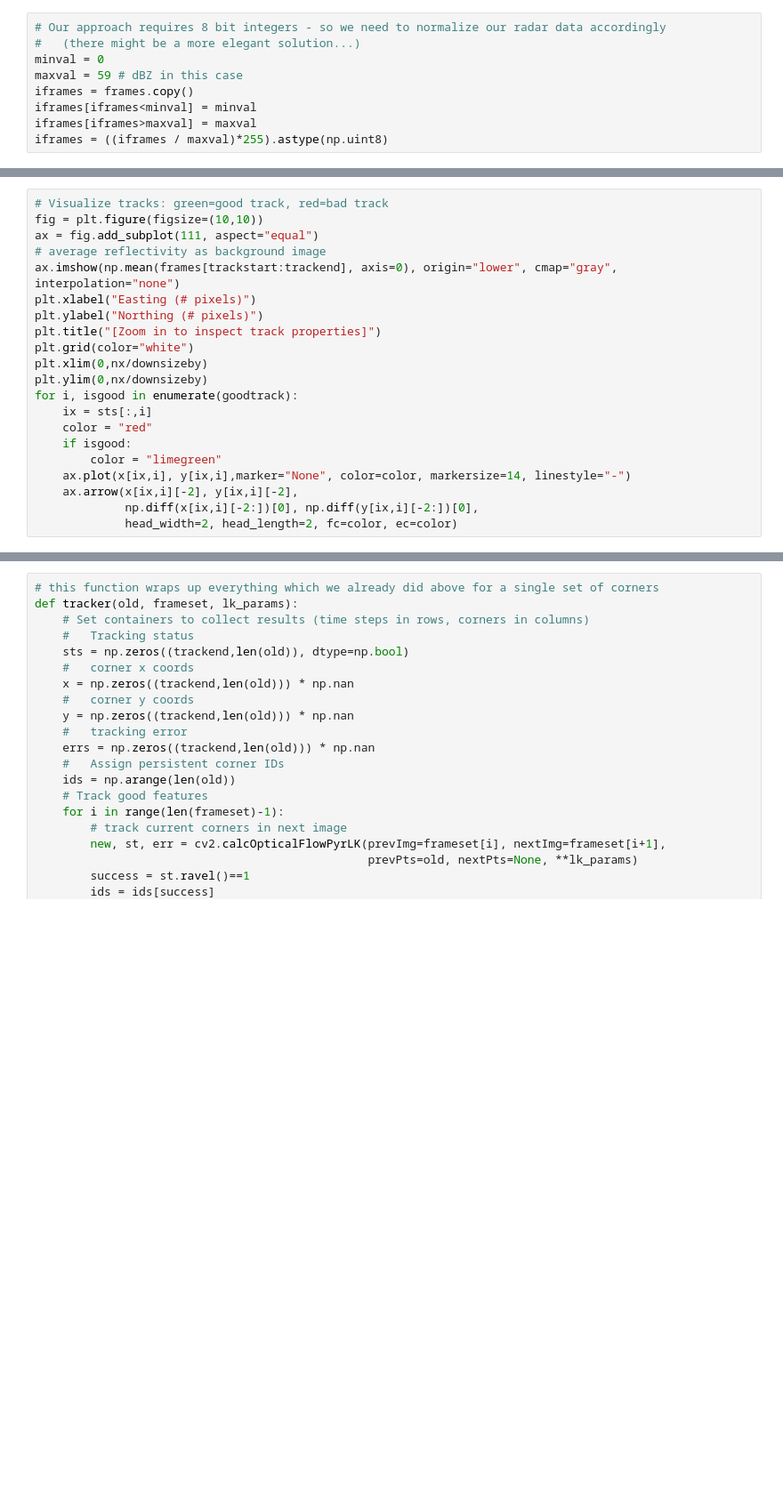
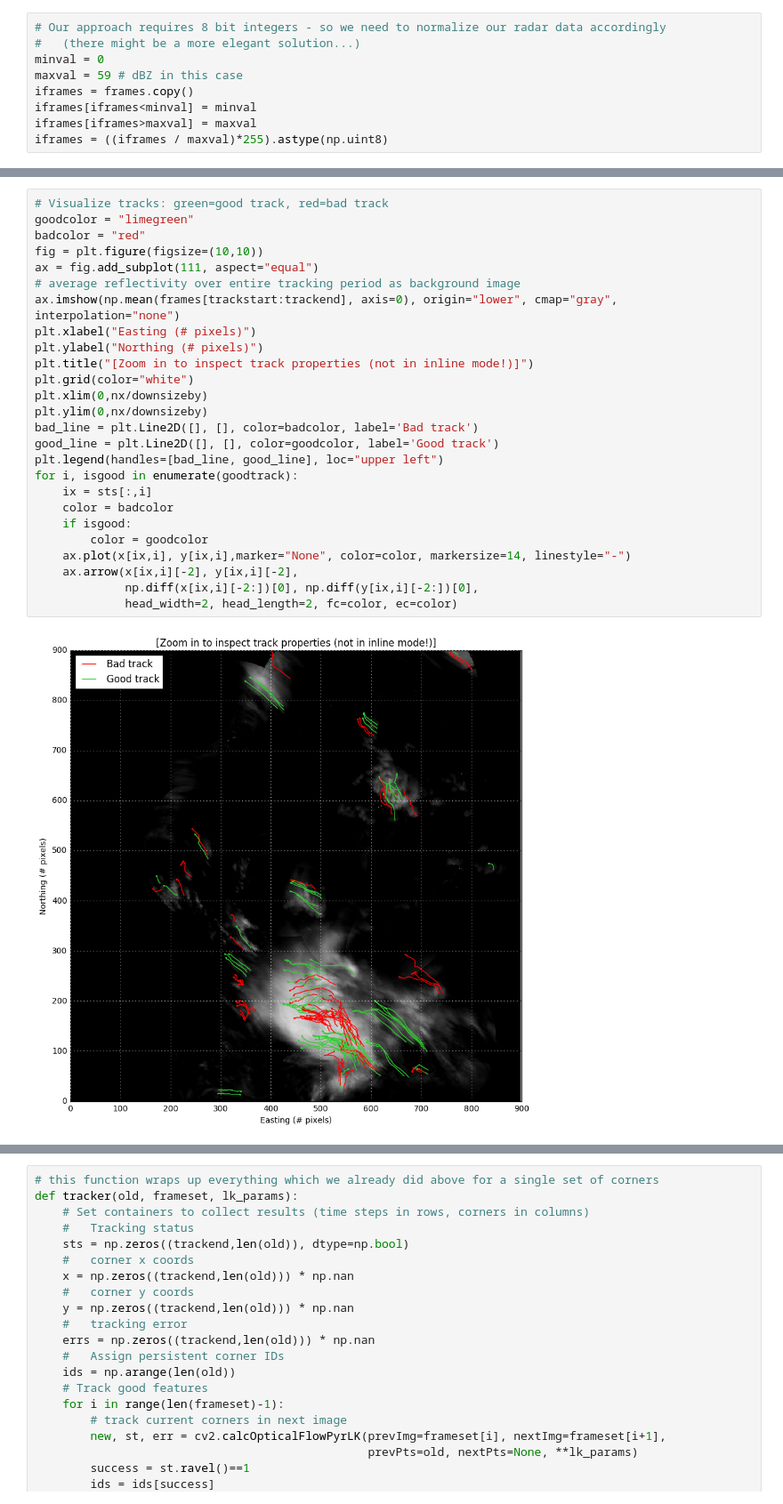
Before and after one commit to heistermann/ontrack, a Jupyter notebook: opencv_plus_ry.ipynb, the cells around one changed output, grey strips where cells are left out. Shown at 89% size. Drawn from its saved outputs; the diff is of its cells as text; blank space fills up the shorter version.

```diff
--- a/opencv_plus_ry.ipynb
+++ b/opencv_plus_ry.ipynb
@@ -168,25 +174,32 @@ print "Found %d good tracks and %d bad tracks." % (len(np.where(goodtrack)[0]),
 Found 68 good tracks and 62 bad tracks.
 # %%
 # Visualize tracks: green=good track, red=bad track
+goodcolor = "limegreen"
+badcolor = "red"
 fig = plt.figure(figsize=(10,10))
 ax = fig.add_subplot(111, aspect="equal")
-# average reflectivity as background image
+# average reflectivity over entire tracking period as background image
 ax.imshow(np.mean(frames[trackstart:trackend], axis=0), origin="lower", cmap="gray", interpolation="none")
 plt.xlabel("Easting (# pixels)")
 plt.ylabel("Northing (# pixels)")
-plt.title("[Zoom in to inspect track properties]")
+plt.title("[Zoom in to inspect track properties (not in inline mode!)]")
 plt.grid(color="white")
 plt.xlim(0,nx/downsizeby)
 plt.ylim(0,nx/downsizeby)
+bad_line = plt.Line2D([], [], color=badcolor, label='Bad track')
+good_line = plt.Line2D([], [], color=goodcolor, label='Good track')
+plt.legend(handles=[bad_line, good_line], loc="upper left")
 for i, isgood in enumerate(goodtrack):
     ix = sts[:,i]
-    color = "red"
+    color = badcolor
     if isgood:
-        color = "limegreen"
+        color = goodcolor
     ax.plot(x[ix,i], y[ix,i],marker="None", color=color, markersize=14, linestyle="-")
     ax.arrow(x[ix,i][-2], y[ix,i][-2],
              np.diff(x[ix,i][-2:])[0], np.diff(y[ix,i][-2:])[0],
              head_width=2, head_length=2, fc=color, ec=color)
+# %% [output]
+[figure, added]
 # %%
 # Animate features
 
```
Also changed, not shown: parts of 17 cells of this notebook, 2 other files.
